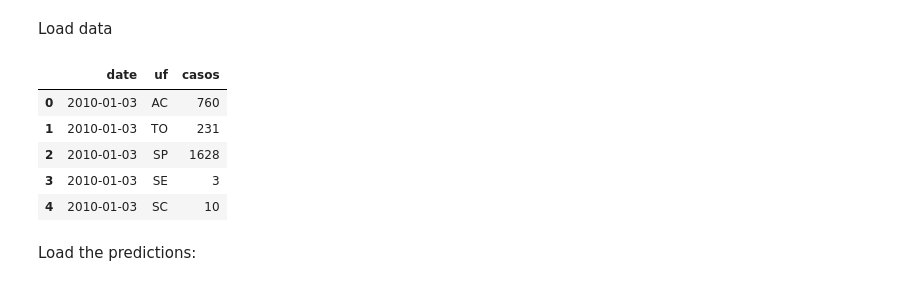
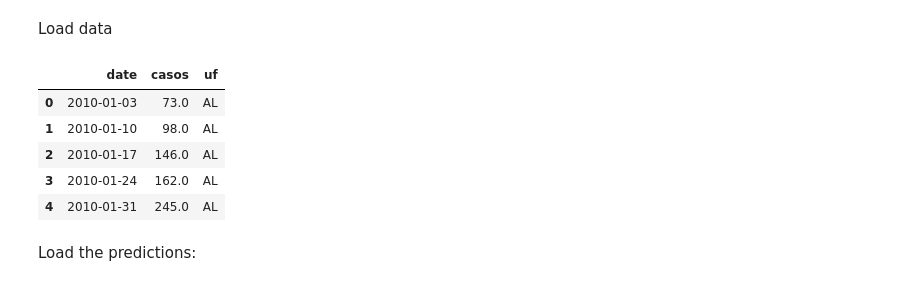
Before and after one commit to Mosqlimate-project/2nd_IMDC_sprint_results, a Jupyter notebook: validation_ensemble.ipynb, the cells around one changed output. Saved outputs shown, nothing was run; the diff lists cells and outputs as text; code cells hidden in the pictures.

```diff
--- a/validation_ensemble.ipynb
+++ b/validation_ensemble.ipynb
@@ -24,18 +24,18 @@ FONT = 12
 # %% [markdown]
 Load data
 # %%
-data = pd.read_csv('data/dengue_agg.csv.gz')
+data = pd.read_csv('predictions/dengue_agg.csv.gz')
 data.date = pd.to_datetime(data.date)
 #data = data.groupby(['date', 'uf'])[['casos']].sum().reset_index()
 #data = data.sort_values(by = 'date')
 data.head()
 # %% [output]
-|  | date | uf | casos |
-| 0 | 2010-01-03 | AC | 760 |
-| 1 | 2010-01-03 | TO | 231 |
-| 2 | 2010-01-03 | SP | 1628 |
-| 3 | 2010-01-03 | SE | 3 |
-| 4 | 2010-01-03 | SC | 10 |
+|  | date | casos | uf |
+| 0 | 2010-01-03 | 73.0 | AL |
+| 1 | 2010-01-10 | 98.0 | AL |
+| 2 | 2010-01-17 | 146.0 | AL |
+| 3 | 2010-01-24 | 162.0 | AL |
+| 4 | 2010-01-31 | 245.0 | AL |
 # %% [markdown]
 Load the predictions:
 # %%
```
Also changed, not shown: parts of 34 cells of this notebook, 29 other files.
